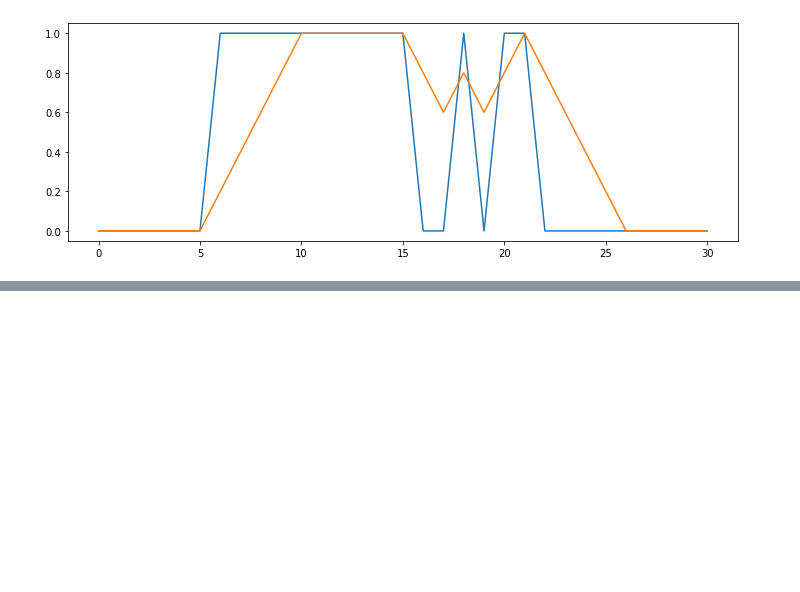
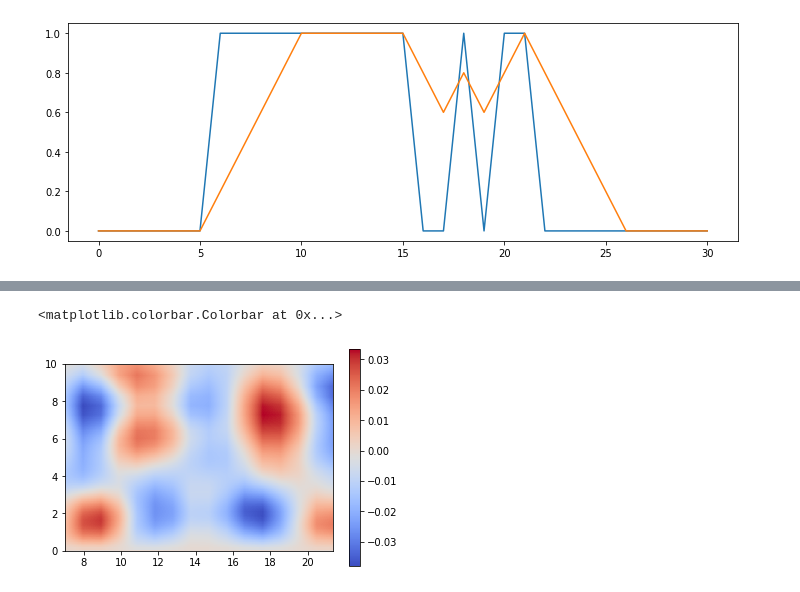
Before and after one commit to tswater/clubb_scripts, a Jupyter notebook: jupyter_notebooks/test_atm.ipynb, the cells around one changed output, grey strips where cells are left out. Cells and saved outputs as stored; diff of their text form; code cells hidden in the pictures; blank space fills up the shorter version.

```diff
--- a/jupyter_notebooks/test_atm.ipynb
+++ b/jupyter_notebooks/test_atm.ipynb
@@ -7,5 +51,6 @@ import datetime
 # %%
 file='/home/tsw35/soteria/clubb/data/sgp60varanarap_2012-2019.nc'
+clubb_dir = '/home/tsw35/tyche/clubb/'
 # %%
 fp=nc.Dataset(file,'r')
 # %%
@@ -76,3 +121,7 @@ plt.plot(out)
 # %% [output]
 [<matplotlib.lines.Line2D at 0x...>]
 [figure]
+# %%
+fp_zt=nc.Dataset(clubb_dir+'test_cpl7/k_2/agg_outzt.nc','r')
+fp_zm=nc.Dataset(clubb_dir+'test_cpl7/k_2/agg_outzm.nc','r')
+fp_sfc=nc.Dataset(clubb_dir+'test_cpl7/k_2/agg_outsfc.nc','r')
@@ -78,0 +132,3 @@ plt.plot(out)
+# %%
+wm=fp_zt['wm'][:,:,0,0]
+frc=read_forcings(clubb_dir+'test_cpl7/arm_forcings_o.in')
@@ -78,0 +150,6 @@ plt.plot(out)
+# %%
+plt.imshow(np.transpose(wm),cmap='coolwarm',extent=[7,860/60+7,0,10],origin='lower')
+plt.colorbar()
+# %% [output]
+<matplotlib.colorbar.Colorbar at 0x...>
+[figure, added]
```
Also changed, not shown: parts of 12 cells of this notebook, 2 other files.
